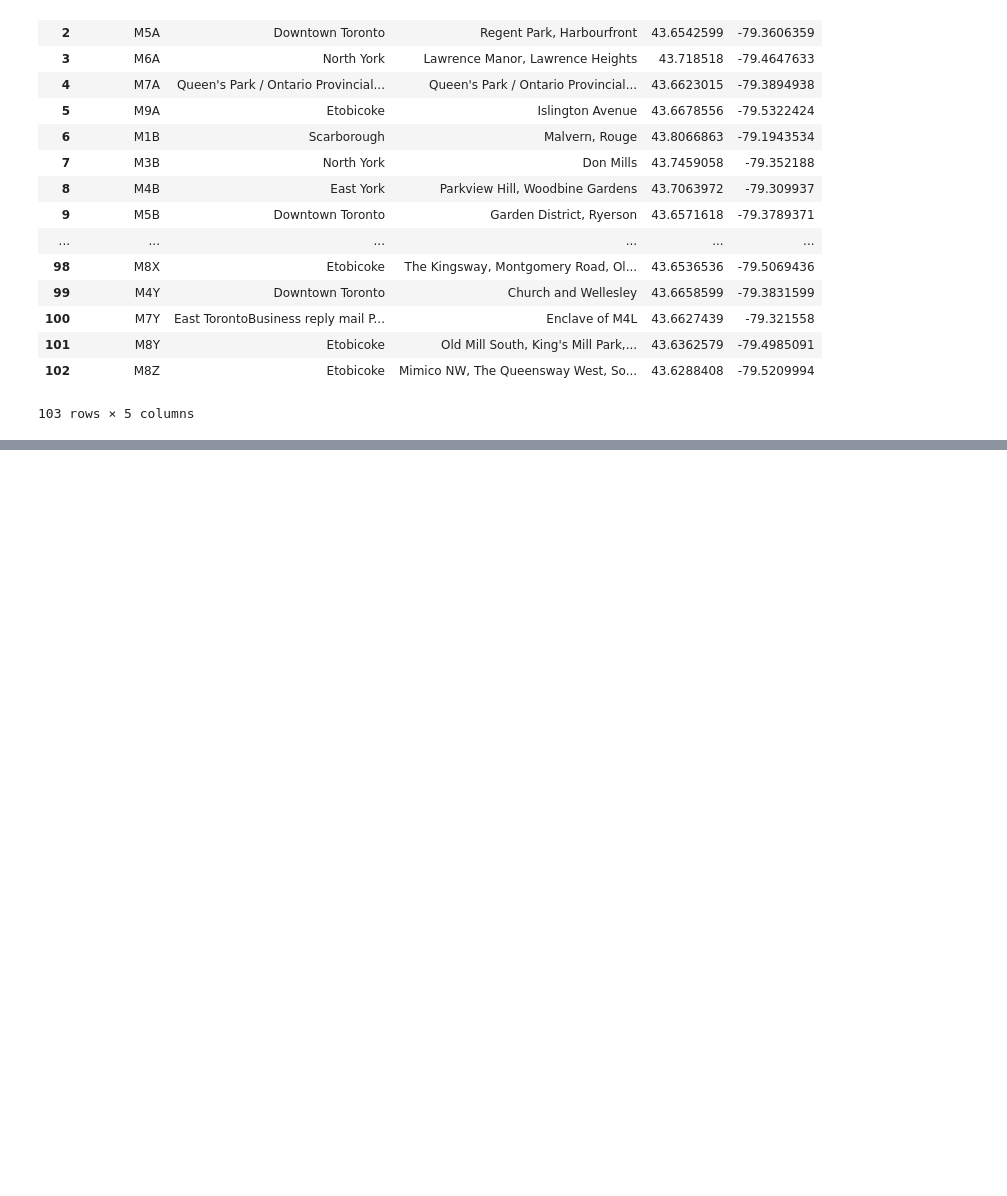
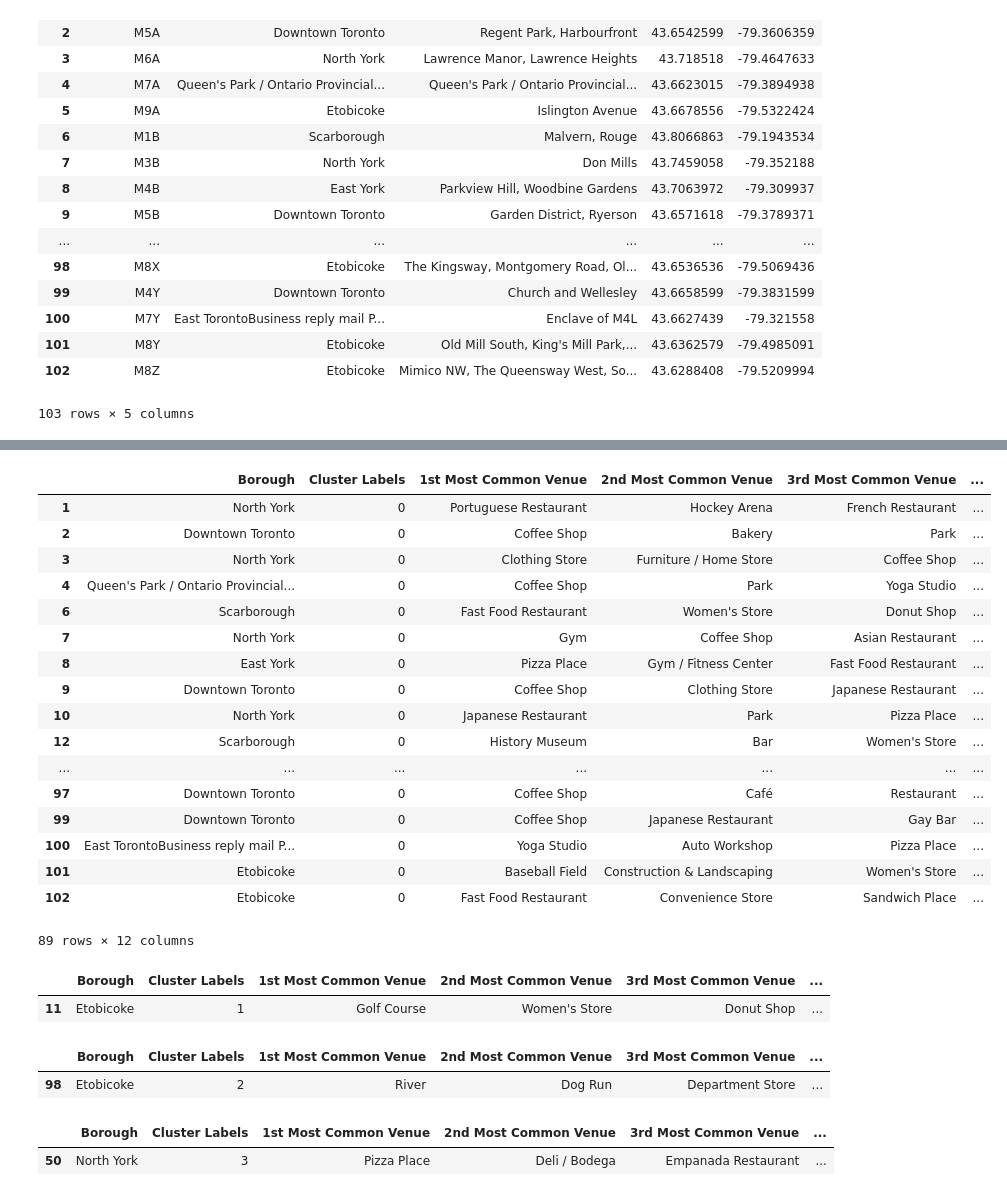
Before and after one commit to LangQian/Coursera_Capstone, a Jupyter notebook: Applied Data Science Capstone.ipynb, the cells around one changed output, grey strips where cells are left out. Drawn from its saved outputs; the diff is of its cells as text; code cells hidden in the pictures; blank space fills up the shorter version.

```diff
--- a/Applied Data Science Capstone.ipynb
+++ b/Applied Data Science Capstone.ipynb
@@ -117,0 +296,2 @@ neighborhoods
+# %%
+toronto_grouped = toronto_onehot.groupby('Neighborhood').mean().reset_index()
@@ -117,0 +384,10 @@ neighborhoods
+# %%
+# add clustering labels
+neighborhoods_venues_sorted.insert(0, 'Cluster Labels', kmeans.labels_)
+
+toronto_merged = neighborhoods
+
+# merge toronto_grouped with toronto_data to add latitude/longitude for each neighborhood
+toronto_merged = toronto_merged.join(neighborhoods_venues_sorted.set_index('Neighborhood'), on='Neighborhood')
+
+toronto_merged.head() # check the last columns!
@@ -117,0 +403,30 @@ neighborhoods
+# %%
+import matplotlib.cm as cm
+import matplotlib.colors as colors
+
+toronto_merged.dropna(subset = ["Cluster Labels"], inplace=True)
+toronto_merged['Cluster Labels'] = toronto_merged['Cluster Labels'].astype('int')
+
+# create map
+map_clusters = folium.Map(location=[toronto_latitude, toronto_longitude], zoom_start=12)
+
+# set color scheme for the clusters
+x = np.arange(kclusters)
+ys = [i + x + (i*x)**2 for i in range(kclusters)]
+colors_array = cm.rainbow(np.linspace(0, 1, len(ys)))
+rainbow = [colors.rgb2hex(i) for i in colors_array]
+
+# add markers to the map
+markers_colors = []
+for lat, lon, poi, cluster in zip(toronto_merged['Latitude'], toronto_merged['Longitude'], toronto_merged['Neighborhood'], toronto_merged['Cluster Labels']):
+    label = folium.Popup(str(poi) + ' Cluster ' + str(cluster), parse_html=True)
+    folium.CircleMarker(
+        [lat, lon],
+        radius=5,
+        popup=label,
+        color=rainbow[cluster-1],
+        fill=True,
+        fill_color=rainbow[cluster-1],
+        fill_opacity=0.7).add_to(map_clusters)
+
+map_clusters
@@ -117,0 +435,36 @@ neighborhoods
+# %%
+toronto_merged.loc[toronto_merged['Cluster Labels'] == 0, toronto_merged.columns[[1] + list(range(5, toronto_merged.shape[1]))]]
+# %% [output]
+|  | Borough | Cluster Labels | 1st Most Common Venue | 2nd Most Common Venue | 3rd Most Common Venue | ... |
+| 1 | North York | 0 | Portuguese Restaurant | Hockey Arena | French Restaurant | ... |
+| 2 | Downtown Toronto | 0 | Coffee Shop | Bakery | Park | ... |
+| 3 | North York | 0 | Clothing Store | Furniture / Home Store | Coffee Shop | ... |
+| 4 | Queen's Park / Ontario Provincial... | 0 | Coffee Shop | Park | Yoga Studio | ... |
+| 6 | Scarborough | 0 | Fast Food Restaurant | Women's Store | Donut Shop | ... |
+| 7 | North York | 0 | Gym | Coffee Shop | Asian Restaurant | ... |
+| 8 | East York | 0 | Pizza Place | Gym / Fitness Center | Fast Food Restaurant | ... |
+| 9 | Downtown Toronto | 0 | Coffee Shop | Clothing Store | Japanese Restaurant | ... |
+| 10 | North York | 0 | Japanese Restaurant | Park | Pizza Place | ... |
+| 12 | Scarborough | 0 | History Museum | Bar | Women's Store | ... |
+| ... | ... | ... | ... | ... | ... | ... |
+| 97 | Downtown Toronto | 0 | Coffee Shop | Café | Restaurant | ... |
+| 99 | Downtown Toronto | 0 | Coffee Shop | Japanese Restaurant | Gay Bar | ... |
+| 100 | East TorontoBusiness reply mail P... | 0 | Yoga Studio | Auto Workshop | Pizza Place | ... |
+| 101 | Etobicoke | 0 | Baseball Field | Construction & Landscaping | Women's Store | ... |
+| 102 | Etobicoke | 0 | Fast Food Restaurant | Convenience Store | Sandwich Place | ... |
+89 rows × 12 columns
+# %%
+toronto_merged.loc[toronto_merged['Cluster Labels'] == 1, toronto_merged.columns[[1] + list(range(5, toronto_merged.shape[1]))]]
+# %% [output]
+|  | Borough | Cluster Labels | 1st Most Common Venue | 2nd Most Common Venue | 3rd Most Common Venue | ... |
+| 11 | Etobicoke | 1 | Golf Course | Women's Store | Donut Shop | ... |
+# %%
+toronto_merged.loc[toronto_merged['Cluster Labels'] == 2, toronto_merged.columns[[1] + list(range(5, toronto_merged.shape[1]))]]
+# %% [output]
+|  | Borough | Cluster Labels | 1st Most Common Venue | 2nd Most Common Venue | 3rd Most Common Venue | ... |
+| 98 | Etobicoke | 2 | River | Dog Run | Department Store | ... |
+# %%
+toronto_merged.loc[toronto_merged['Cluster Labels'] == 3, toronto_merged.columns[[1] + list(range(5, toronto_merged.shape[1]))]]
+# %% [output]
+|  | Borough | Cluster Labels | 1st Most Common Venue | 2nd Most Common Venue | 3rd Most Common Venue | ... |
+| 50 | North York | 3 | Pizza Place | Deli / Bodega | Empanada Restaurant | ... |
```
Also changed, not shown: parts of 26 cells of this notebook.
